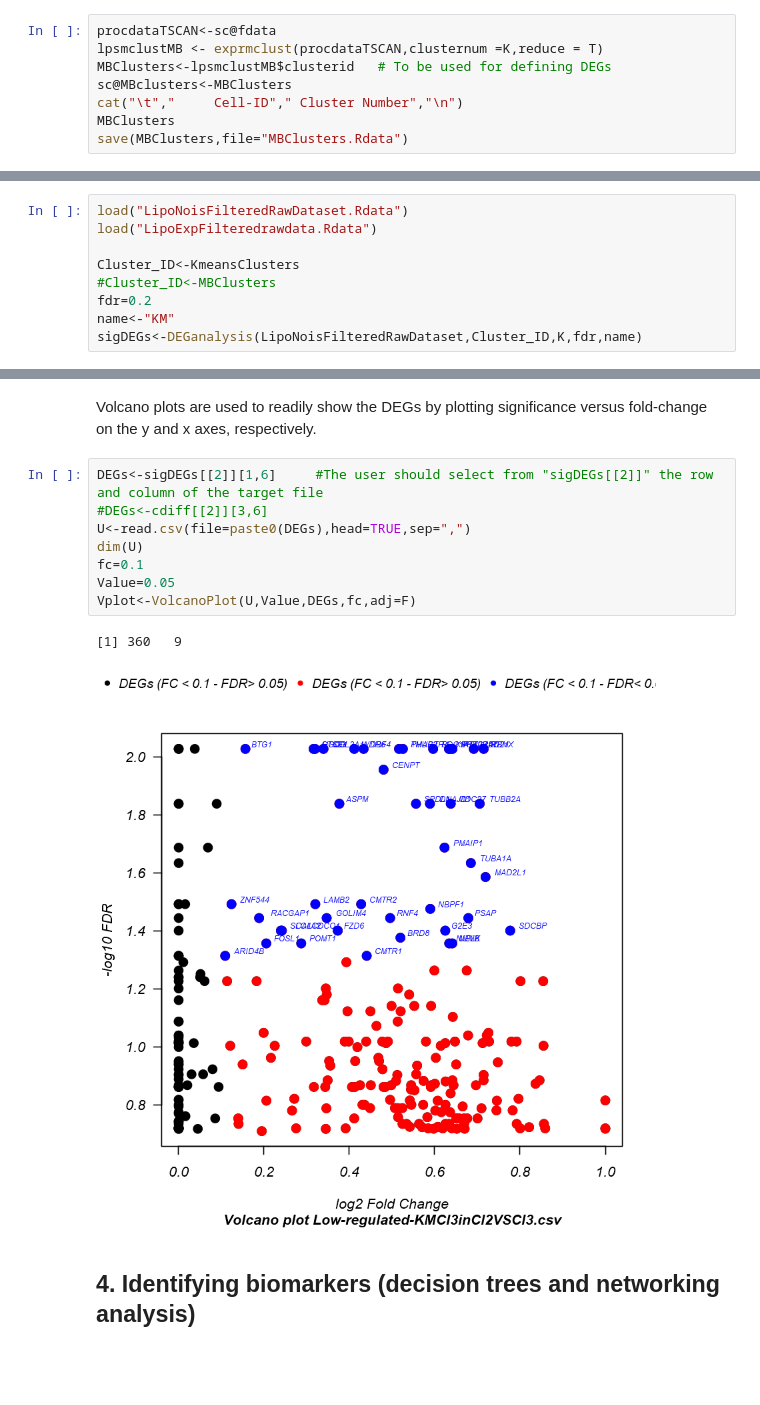
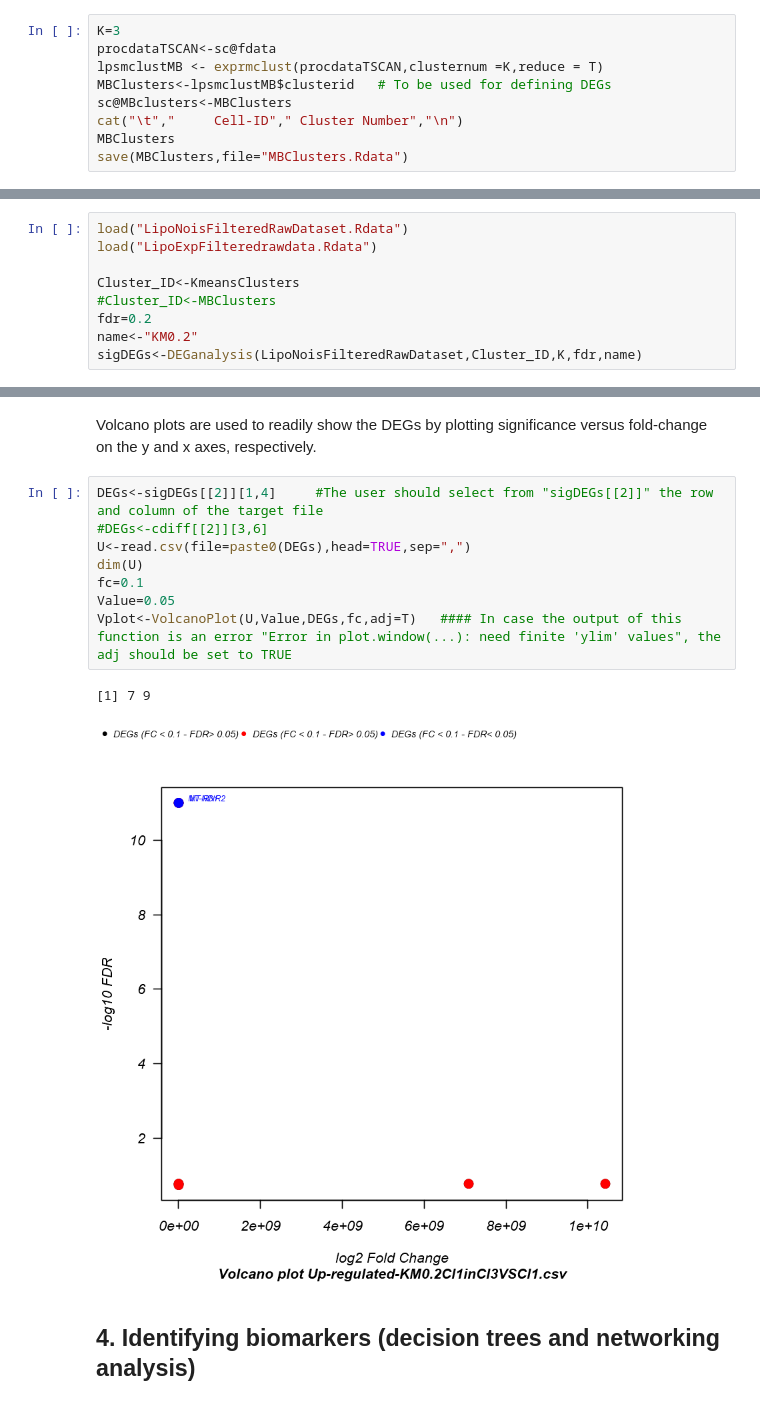
Before and after one commit to SystemsBiologist/PSCAN, a Jupyter notebook: PSCAN.test.ipynb, the cells around one changed output, grey strips where cells are left out. Drawn from its saved outputs; the diff is of its cells as text; blank space fills up the shorter version.

```diff
--- a/PSCAN.test.ipynb
+++ b/PSCAN.test.ipynb
@@ -372,6 +372,7 @@ Model-based clustering assumes that the data are generated by a model and attemp
 # %% [markdown]
 #### 2.2.1. Defining the Cells in the clusters generated by model-based clustering
 # %%
+K=3
 procdataTSCAN<-sc@fdata
 lpsmclustMB <- exprmclust(procdataTSCAN,clusternum =K,reduce = T)
 MBClusters<-lpsmclustMB$clusterid   # To be used for defining DEGs
@@ -579,7 +582,7 @@ load("LipoExpFilteredrawdata.Rdata")
 Cluster_ID<-KmeansClusters
 #Cluster_ID<-MBClusters
 fdr=0.2
-name<-"KM"
+name<-"KM0.2"
 sigDEGs<-DEGanalysis(LipoNoisFilteredRawDataset,Cluster_ID,K,fdr,name)
 # %% [output]
 The dataset is ready for differential expression analysis[1] Cl3 Cl1 Cl2
@@ -651,16 +654,16 @@ sigDEGs[[2]]
 # %% [markdown]
 Volcano plots are used to readily show the DEGs by plotting significance versus fold-change on the y and x axes, respectively.
 # %%
-DEGs<-sigDEGs[[2]][1,6]     #The user should select from "sigDEGs[[2]]" the row and column of the target file
+DEGs<-sigDEGs[[2]][1,4]     #The user should select from "sigDEGs[[2]]" the row and column of the target file
 #DEGs<-cdiff[[2]][3,6]
 U<-read.csv(file=paste0(DEGs),head=TRUE,sep=",")
 dim(U)
 fc=0.1
 Value=0.05
-Vplot<-VolcanoPlot(U,Value,DEGs,fc,adj=F)
+Vplot<-VolcanoPlot(U,Value,DEGs,fc,adj=T)   #### In case the output of this function is an error "Error in plot.window(...): need finite 'ylim' values", the adj should be set to TRUE
 # %% [output]
-[1] 360   9
+[1] 7 9
-[figure, old version]
+[figure, new version]
 # %% [markdown]
 ## 4. Identifying biomarkers (decision trees and networking analysis)
 # %% [markdown]
```
Also changed, not shown: parts of 16 cells of this notebook.
